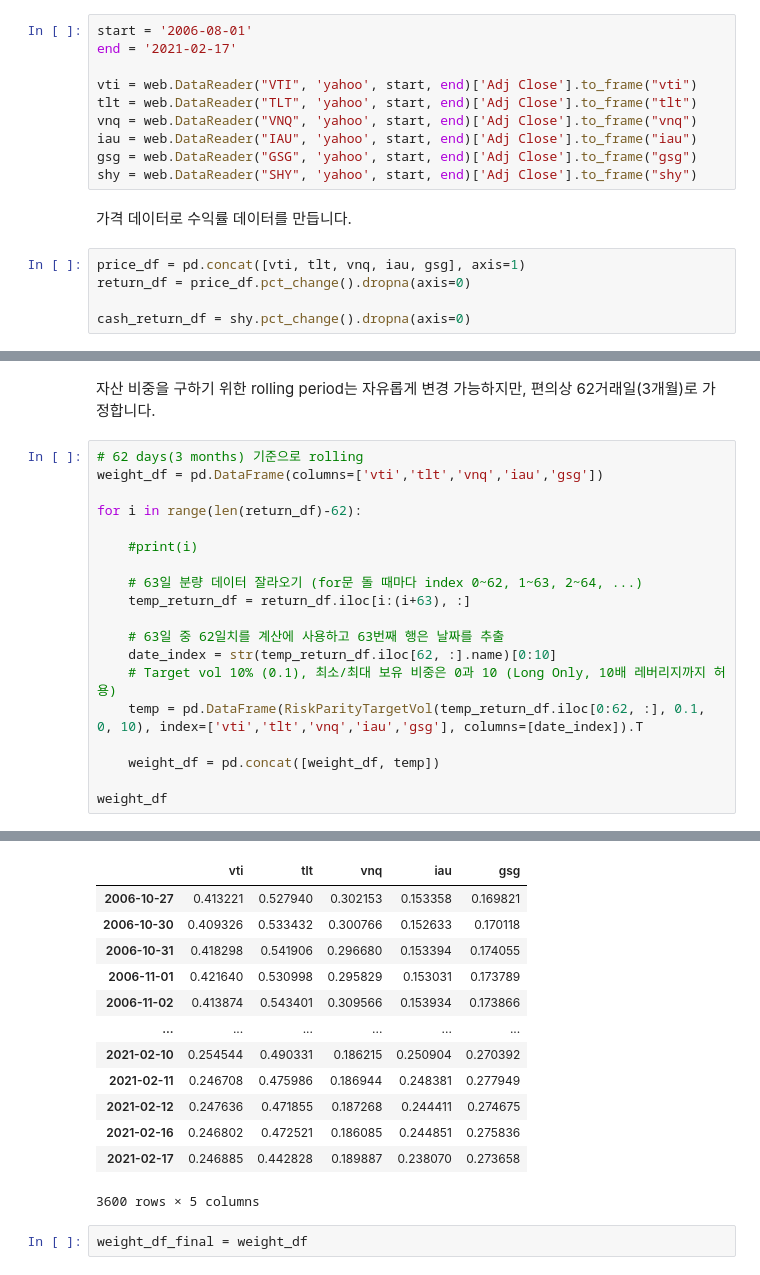
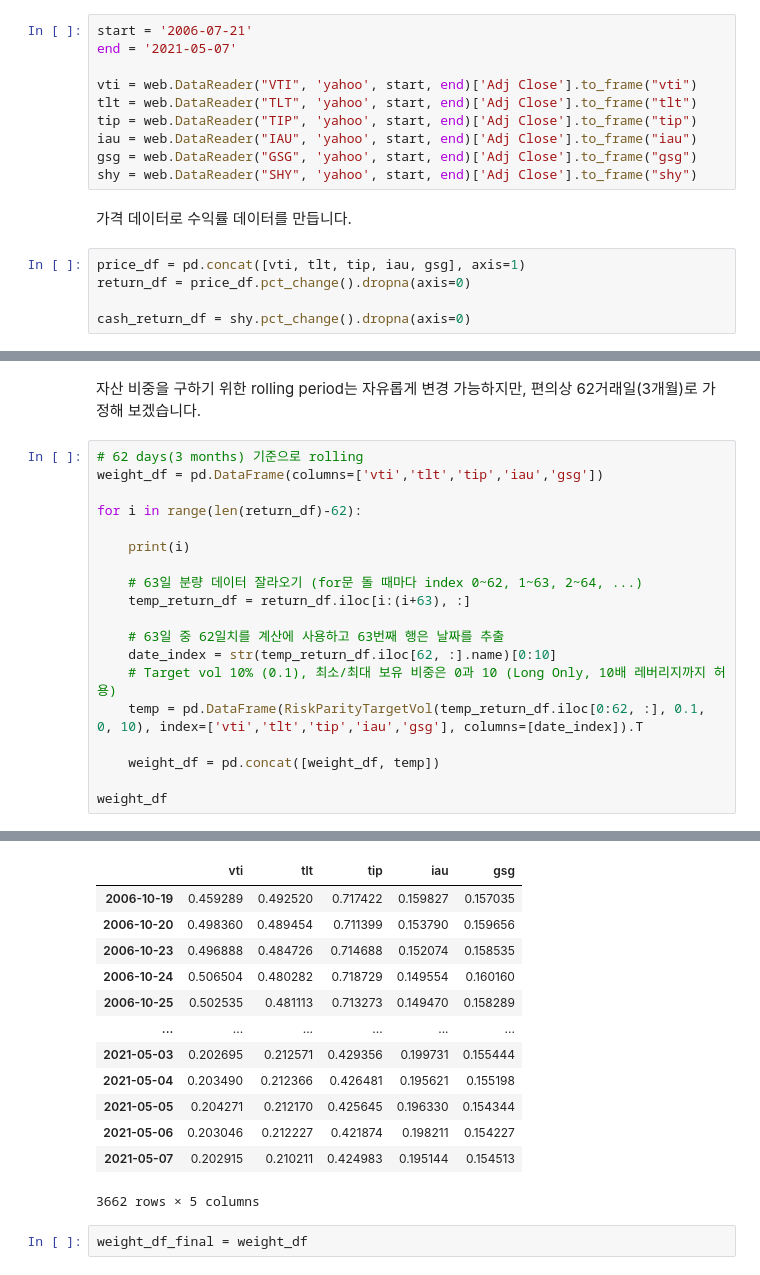
Before and after one commit to JacobJinwonLee/PortfolioOptimization, a Jupyter notebook: RiskParityTargetVol.ipynb, the cells around one changed output, grey strips where cells are left out. Drawn from its saved outputs; the diff is of its cells as text.

```diff
--- a/RiskParityTargetVol.ipynb
+++ b/RiskParityTargetVol.ipynb
@@ -18,17 +18,17 @@ from scipy.optimize import minimize
 # %%
-start = '2006-08-01'
-end = '2021-02-17'
+start = '2006-07-21'
+end = '2021-05-07'
 
 vti = web.DataReader("VTI", 'yahoo', start, end)['Adj Close'].to_frame("vti")
 tlt = web.DataReader("TLT", 'yahoo', start, end)['Adj Close'].to_frame("tlt")
-vnq = web.DataReader("VNQ", 'yahoo', start, end)['Adj Close'].to_frame("vnq")
+tip = web.DataReader("TIP", 'yahoo', start, end)['Adj Close'].to_frame("tip")
 iau = web.DataReader("IAU", 'yahoo', start, end)['Adj Close'].to_frame("iau")
 gsg = web.DataReader("GSG", 'yahoo', start, end)['Adj Close'].to_frame("gsg")
 shy = web.DataReader("SHY", 'yahoo', start, end)['Adj Close'].to_frame("shy")
 # %% [markdown]
 가격 데이터로 수익률 데이터를 만듭니다.
 # %%
-price_df = pd.concat([vti, tlt, vnq, iau, gsg], axis=1)
+price_df = pd.concat([vti, tlt, tip, iau, gsg], axis=1)
 return_df = price_df.pct_change().dropna(axis=0)
 
 cash_return_df = shy.pct_change().dropna(axis=0)
@@ -109,12 +113,12 @@ def RiskParityTargetVol(rets, target, lb, ub) :
 # %% [markdown]
-자산 비중을 구하기 위한 rolling period는 자유롭게 변경 가능하지만, 편의상 62거래일(3개월)로 가정합니다.
+자산 비중을 구하기 위한 rolling period는 자유롭게 변경 가능하지만, 편의상 62거래일(3개월)로 가정해 보겠습니다.
 # %%
 # 62 days(3 months) 기준으로 rolling
-weight_df = pd.DataFrame(columns=['vti','tlt','vnq','iau','gsg'])
+weight_df = pd.DataFrame(columns=['vti','tlt','tip','iau','gsg'])
 
 for i in range(len(return_df)-62):
 
-    #print(i)
+    print(i)
 
     # 63일 분량 데이터 잘라오기 (for문 돌 때마다 index 0~62, 1~63, 2~64, ...)
     temp_return_df = return_df.iloc[i:(i+63), :]
@@ -122,7 +126,7 @@ for i in range(len(return_df)-62):
     # 63일 중 62일치를 계산에 사용하고 63번째 행은 날짜를 추출
     date_index = str(temp_return_df.iloc[62, :].name)[0:10]
     # Target vol 10% (0.1), 최소/최대 보유 비중은 0과 10 (Long Only, 10배 레버리지까지 허용)
-    temp = pd.DataFrame(RiskParityTargetVol(temp_return_df.iloc[0:62, :], 0.1, 0, 10), index=['vti','tlt','vnq','iau','gsg'], columns=[date_index]).T
+    temp = pd.DataFrame(RiskParityTargetVol(temp_return_df.iloc[0:62, :], 0.1, 0, 10), index=['vti','tlt','tip','iau','gsg'], columns=[date_index]).T
 
     weight_df = pd.concat([weight_df, temp])
 
@@ -131,16 +152,16 @@ weight_df
-|  | vti | tlt | vnq | iau | gsg |
-| 2006-10-27 | 0.413221 | 0.527940 | 0.302153 | 0.153358 | 0.169821 |
-| 2006-10-30 | 0.409326 | 0.533432 | 0.300766 | 0.152633 | 0.170118 |
-| 2006-10-31 | 0.418298 | 0.541906 | 0.296680 | 0.153394 | 0.174055 |
-| 2006-11-01 | 0.421640 | 0.530998 | 0.295829 | 0.153031 | 0.173789 |
-| 2006-11-02 | 0.413874 | 0.543401 | 0.309566 | 0.153934 | 0.173866 |
+|  | vti | tlt | tip | iau | gsg |
+| 2006-10-19 | 0.459289 | 0.492520 | 0.717422 | 0.159827 | 0.157035 |
+| 2006-10-20 | 0.498360 | 0.489454 | 0.711399 | 0.153790 | 0.159656 |
+| 2006-10-23 | 0.496888 | 0.484726 | 0.714688 | 0.152074 | 0.158535 |
+| 2006-10-24 | 0.506504 | 0.480282 | 0.718729 | 0.149554 | 0.160160 |
+| 2006-10-25 | 0.502535 | 0.481113 | 0.713273 | 0.149470 | 0.158289 |
 | ... | ... | ... | ... | ... | ... |
-| 2021-02-10 | 0.254544 | 0.490331 | 0.186215 | 0.250904 | 0.270392 |
-| 2021-02-11 | 0.246708 | 0.475986 | 0.186944 | 0.248381 | 0.277949 |
-| 2021-02-12 | 0.247636 | 0.471855 | 0.187268 | 0.244411 | 0.274675 |
-| 2021-02-16 | 0.246802 | 0.472521 | 0.186085 | 0.244851 | 0.275836 |
-| 2021-02-17 | 0.246885 | 0.442828 | 0.189887 | 0.238070 | 0.273658 |
+| 2021-05-03 | 0.202695 | 0.212571 | 0.429356 | 0.199731 | 0.155444 |
+| 2021-05-04 | 0.203490 | 0.212366 | 0.426481 | 0.195621 | 0.155198 |
+| 2021-05-05 | 0.204271 | 0.212170 | 0.425645 | 0.196330 | 0.154344 |
+| 2021-05-06 | 0.203046 | 0.212227 | 0.421874 | 0.198211 | 0.154227 |
+| 2021-05-07 | 0.202915 | 0.210211 | 0.424983 | 0.195144 | 0.154513 |
-3600 rows × 5 columns
+3662 rows × 5 columns
 # %%
 weight_df_final = weight_df
 # %% [markdown]
```
Also changed, not shown: parts of 14 cells of this notebook, 1 other file.
